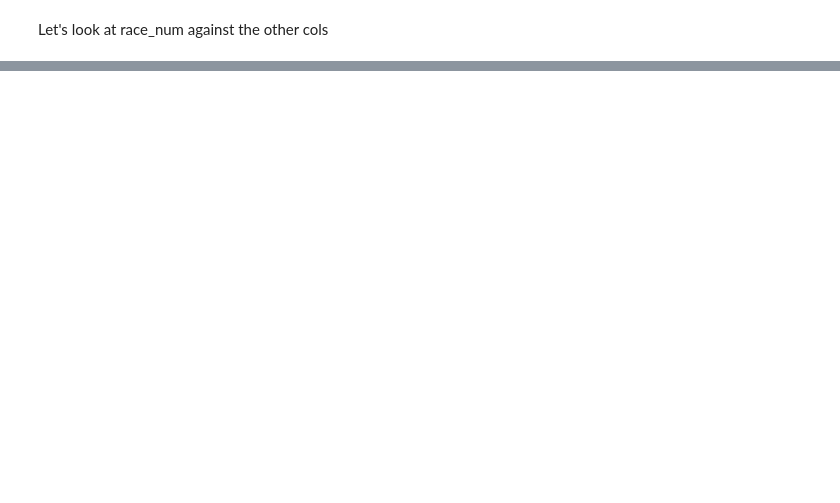
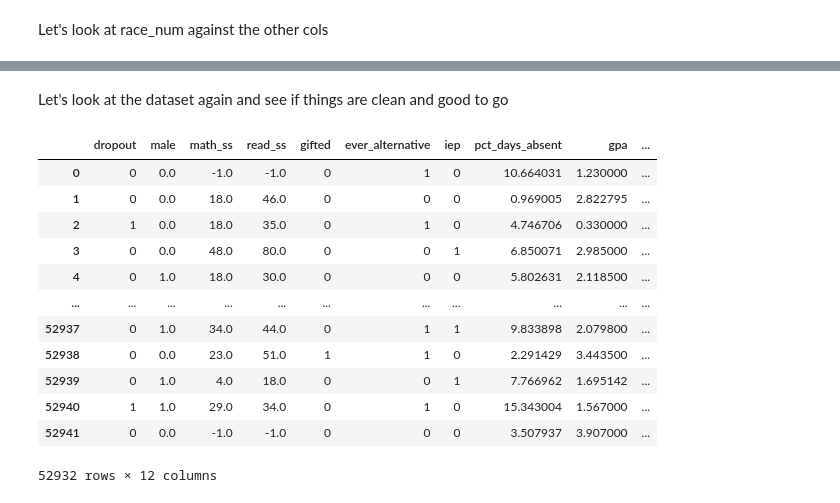
Before and after one commit to smileyfresh/dropout_predicting, a Jupyter notebook: Data Exploring.ipynb, the cells around one changed output, grey strips where cells are left out. Saved outputs shown, nothing was run; the diff lists cells and outputs as text; code cells hidden in the pictures; blank space fills up the shorter version.

Commit message:
complete EDA and cleaning for 9th grade predictor

```diff
--- a/Data Exploring.ipynb
+++ b/Data Exploring.ipynb
@@ -300 +488,19 @@ fs_dropouts['race_num'].value_counts()
 Name: race_num, dtype: int64
+# %% [markdown]
+Let's look at the dataset again and see if things are clean and good to go
+# %%
+fs_dropouts
+# %% [output]
+|  | dropout | male | math_ss | read_ss | gifted | ever_alternative | iep | pct_days_absent | gpa | ... |
+| 0 | 0 | 0.0 | -1.0 | -1.0 | 0 | 1 | 0 | 10.664031 | 1.230000 | ... |
+| 1 | 0 | 0.0 | 18.0 | 46.0 | 0 | 0 | 0 | 0.969005 | 2.822795 | ... |
+| 2 | 1 | 0.0 | 18.0 | 35.0 | 0 | 1 | 0 | 4.746706 | 0.330000 | ... |
+| 3 | 0 | 0.0 | 48.0 | 80.0 | 0 | 0 | 1 | 6.850071 | 2.985000 | ... |
+| 4 | 0 | 1.0 | 18.0 | 30.0 | 0 | 0 | 0 | 5.802631 | 2.118500 | ... |
+| ... | ... | ... | ... | ... | ... | ... | ... | ... | ... | ... |
+| 52937 | 0 | 1.0 | 34.0 | 44.0 | 0 | 1 | 1 | 9.833898 | 2.079800 | ... |
+| 52938 | 0 | 0.0 | 23.0 | 51.0 | 1 | 1 | 0 | 2.291429 | 3.443500 | ... |
+| 52939 | 0 | 1.0 | 4.0 | 18.0 | 0 | 0 | 1 | 7.766962 | 1.695142 | ... |
+| 52940 | 1 | 1.0 | 29.0 | 34.0 | 0 | 1 | 0 | 15.343004 | 1.567000 | ... |
+| 52941 | 0 | 0.0 | -1.0 | -1.0 | 0 | 0 | 0 | 3.507937 | 3.907000 | ... |
+52932 rows × 12 columns
```
Also changed, not shown: parts of 40 cells of this notebook, 1 other file.
